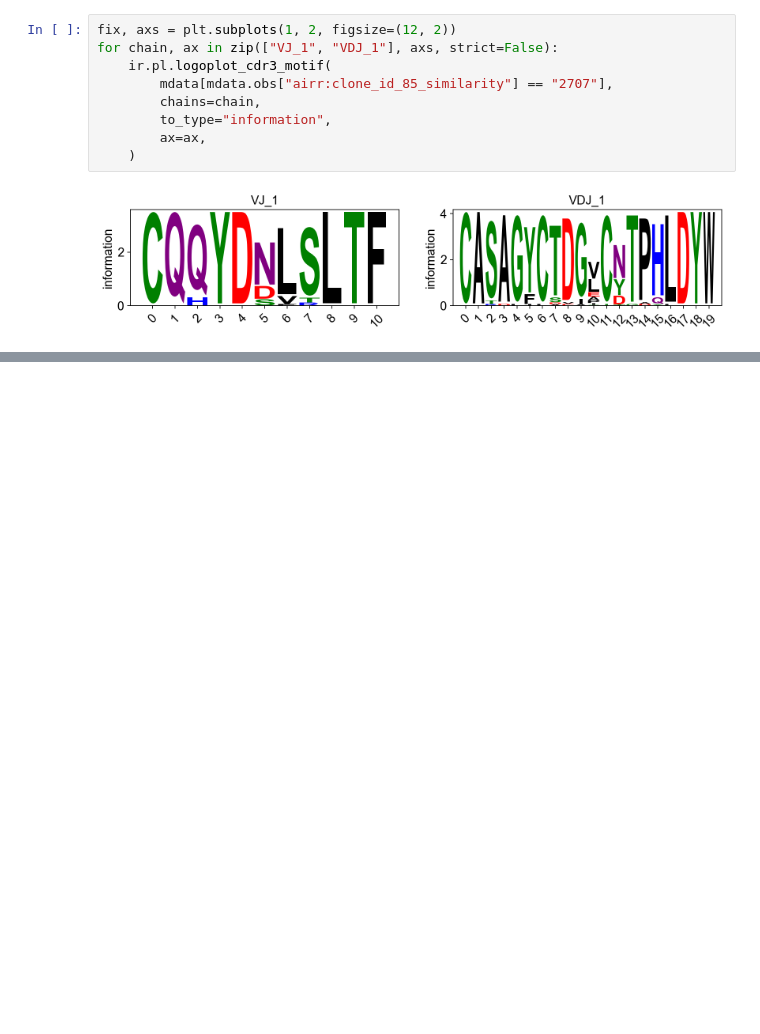
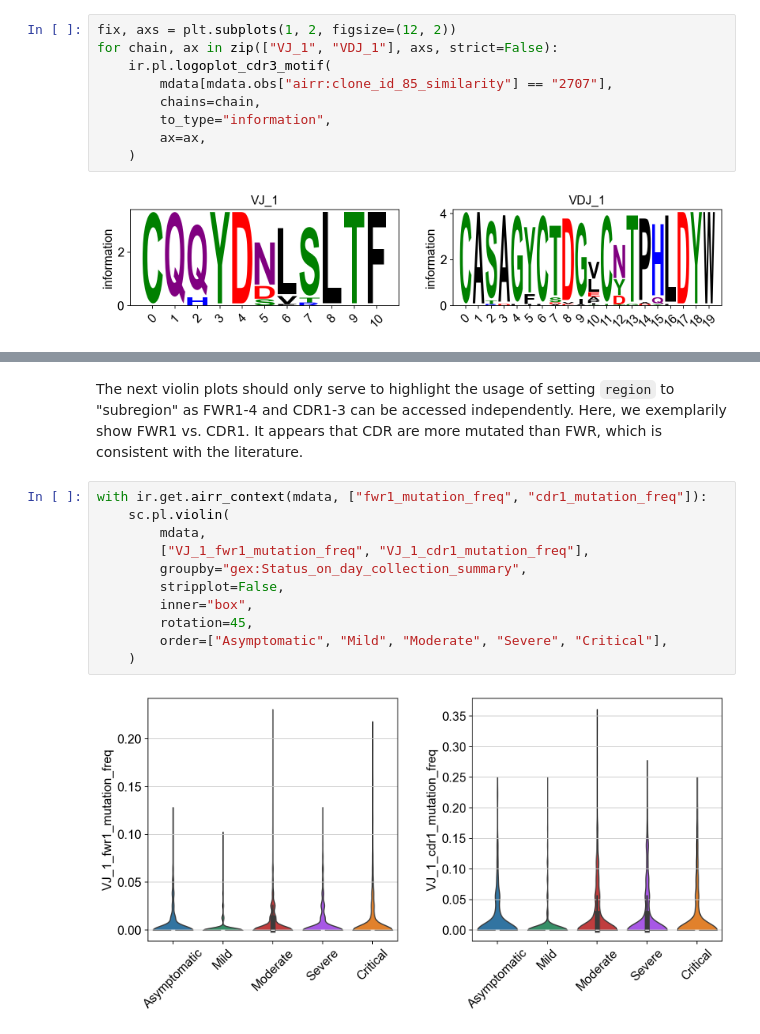
Before and after one commit to scverse/scirpy, a Jupyter notebook: docs/tutorials/tutorial_5k_bcr.ipynb, the cells around one changed output, grey strips where cells are left out. Drawn from its saved outputs; the diff is of its cells as text; blank space fills up the shorter version.

```diff
--- a/docs/tutorials/tutorial_5k_bcr.ipynb
+++ b/docs/tutorials/tutorial_5k_bcr.ipynb
@@ -379,0 +402,15 @@ TODO
+# %% [markdown]
+The next violin plots should only serve to highlight the usage of setting `region` to "subregion" as FWR1-4 and CDR1-3 can be accessed independently. Here, we exemplarily show FWR1 vs. CDR1. It appears that CDR are more mutated than FWR, which is consistent with the literature.
+# %%
+with ir.get.airr_context(mdata, ["fwr1_mutation_freq", "cdr1_mutation_freq"]):
+    sc.pl.violin(
+        mdata,
+        ["VJ_1_fwr1_mutation_freq", "VJ_1_cdr1_mutation_freq"],
+        groupby="gex:Status_on_day_collection_summary",
+        stripplot=False,
+        inner="box",
+        rotation=45,
+        order=["Asymptomatic", "Mild", "Moderate", "Severe", "Critical"],
+    )
+# %% [output]
+[figure, added]
```
Also changed, not shown: parts of 7 cells of this notebook, 7 other files.
